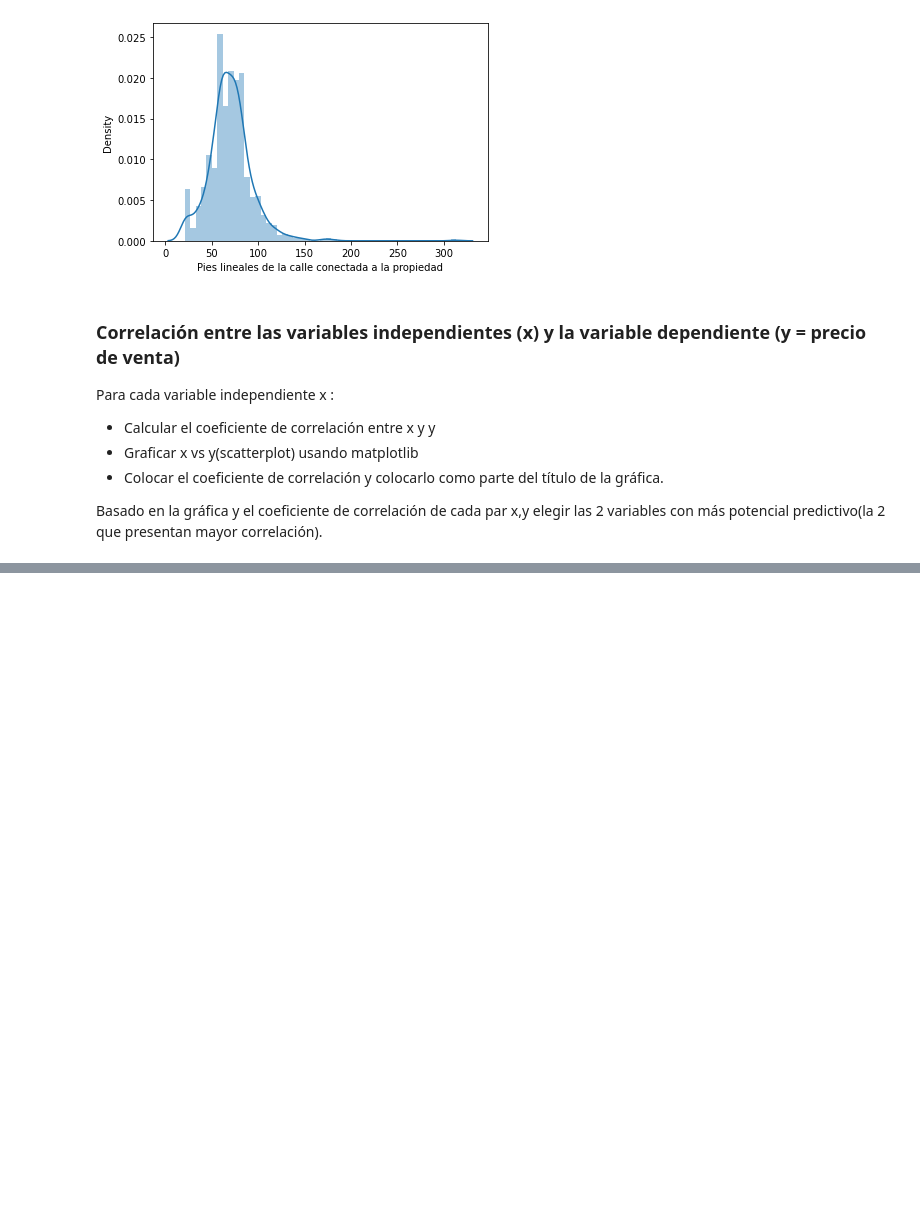
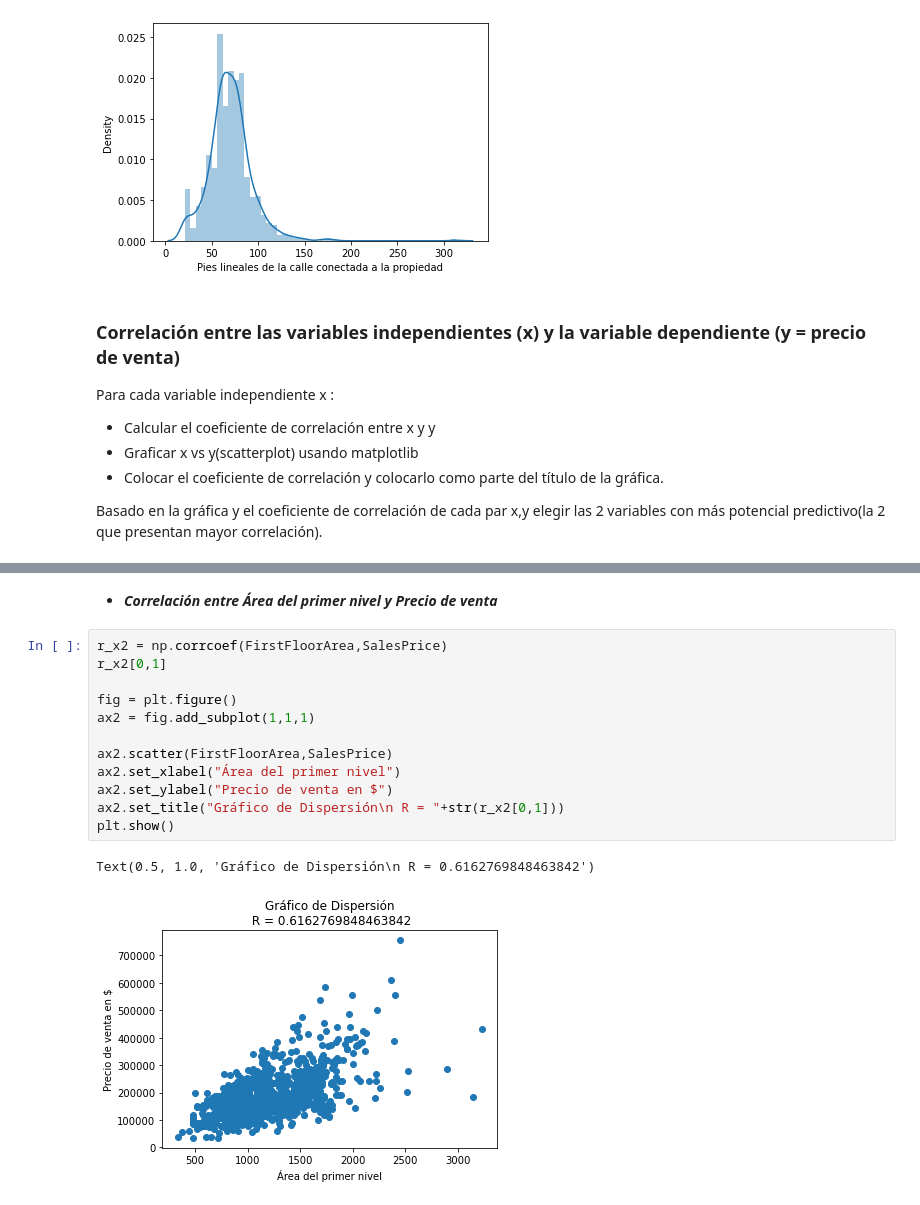
Before and after one commit to eddson90/galileo_tareas, a Jupyter notebook: Proyecto.ipynb, the cells around one changed output, grey strips where cells are left out. Cells and saved outputs as stored; diff of their text form; blank space fills up the shorter version.

```diff
--- a/Proyecto.ipynb
+++ b/Proyecto.ipynb
@@ -241,0 +260,17 @@ Basado en la gráfica y el coeficiente de correlación  de cada par x,y elegir
+# %% [markdown]
+* ***Correlación entre Área del primer nivel y Precio de venta***
+# %%
+r_x2 = np.corrcoef(FirstFloorArea,SalesPrice)
+r_x2[0,1]
+
+fig = plt.figure()
+ax2 = fig.add_subplot(1,1,1)
+
+ax2.scatter(FirstFloorArea,SalesPrice)
+ax2.set_xlabel("Área del primer nivel")
+ax2.set_ylabel("Precio de venta en $")
+ax2.set_title("Gráfico de Dispersión\n R = "+str(r_x2[0,1]))
+plt.show()
+# %% [output]
+Text(0.5, 1.0, 'Gráfico de Dispersión\n R = 0.6162769848463842')
+[figure, added]
```
Also changed, not shown: parts of 12 cells of this notebook.
